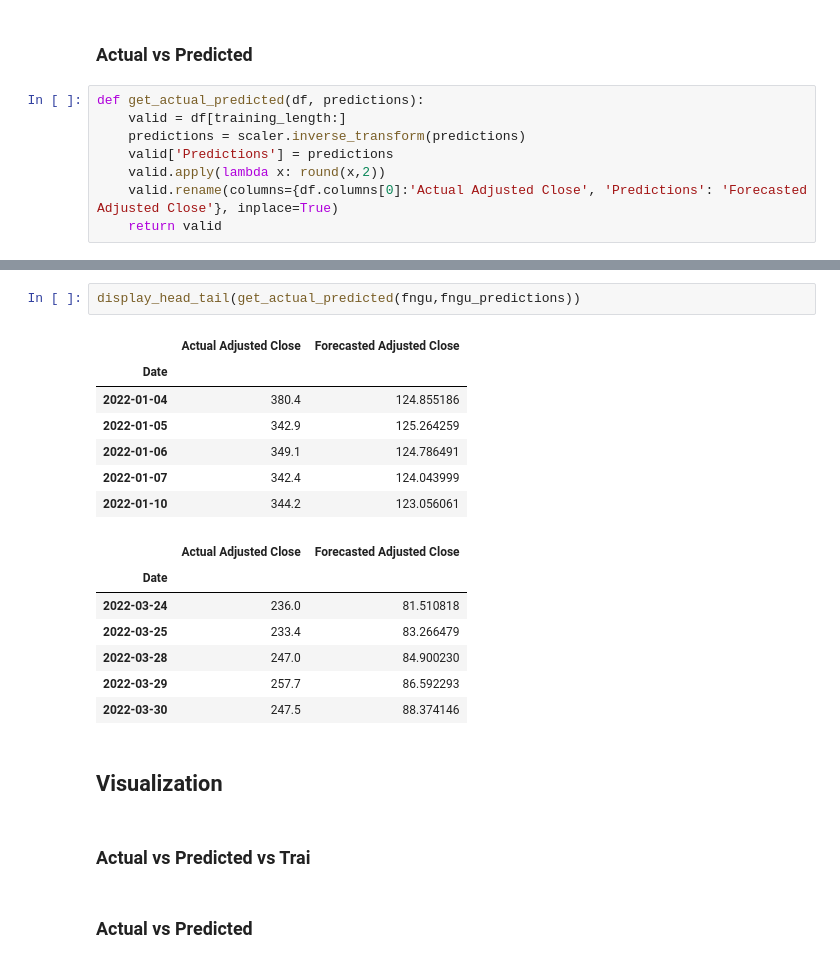
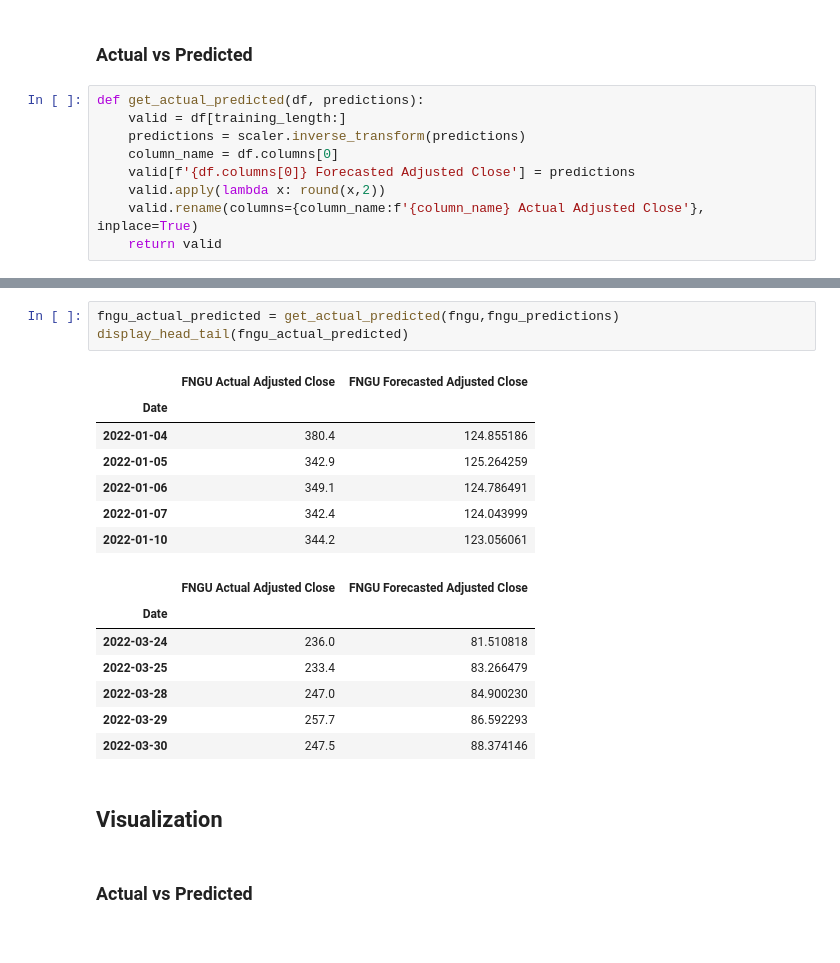
Before and after one commit to SZun/ETF-Forecasts, a Jupyter notebook: LSTM_RNN.ipynb, the cells around one changed output, grey strips where cells are left out. Cells and saved outputs as stored; diff of their text form.

```diff
--- a/LSTM_RNN.ipynb
+++ b/LSTM_RNN.ipynb
@@ -237,8 +237,9 @@ WARNING:tensorflow:6 out of the last 11 calls to <function Model.make_predict_fu
 def get_actual_predicted(df, predictions):
     valid = df[training_length:]
     predictions = scaler.inverse_transform(predictions)
-    valid['Predictions'] = predictions
+    column_name = df.columns[0]
+    valid[f'{df.columns[0]} Forecasted Adjusted Close'] = predictions
     valid.apply(lambda x: round(x,2))
-    valid.rename(columns={df.columns[0]:'Actual Adjusted Close', 'Predictions': 'Forecasted Adjusted Close'}, inplace=True)
+    valid.rename(columns={column_name:f'{column_name} Actual Adjusted Close'}, inplace=True)
     return valid
 # %%
@@ -276,16 +279,17 @@ display_head_tail(get_actual_predicted(spy,spy_predictions))
 | 2022-03-29 | 455.59 | -38.656994 |
 | 2022-03-30 | 452.78 | -38.244995 |
 # %%
-display_head_tail(get_actual_predicted(fngu,fngu_predictions))
+fngu_actual_predicted = get_actual_predicted(fngu,fngu_predictions)
+display_head_tail(fngu_actual_predicted)
 # %% [output]
-|  | Actual Adjusted Close | Forecasted Adjusted Close |
+|  | FNGU Actual Adjusted Close | FNGU Forecasted Adjusted Close |
 | Date |  |  |
 | 2022-01-04 | 380.4 | 124.855186 |
 | 2022-01-05 | 342.9 | 125.264259 |
 | 2022-01-06 | 349.1 | 124.786491 |
 | 2022-01-07 | 342.4 | 124.043999 |
 | 2022-01-10 | 344.2 | 123.056061 |
-|  | Actual Adjusted Close | Forecasted Adjusted Close |
+|  | FNGU Actual Adjusted Close | FNGU Forecasted Adjusted Close |
 | Date |  |  |
 | 2022-03-24 | 236.0 | 81.510818 |
 | 2022-03-25 | 233.4 | 83.266479 |
@@ -294,7 +298,5 @@ display_head_tail(get_actual_predicted(fngu,fngu_predictions))
 | 2022-03-30 | 247.5 | 88.374146 |
 # %% [markdown]
 ## Visualization
-# %% [markdown]
-### Actual vs Predicted vs Trai
 # %% [markdown]
 ### Actual vs Predicted
```
Also changed, not shown: parts of 8 cells of this notebook.
